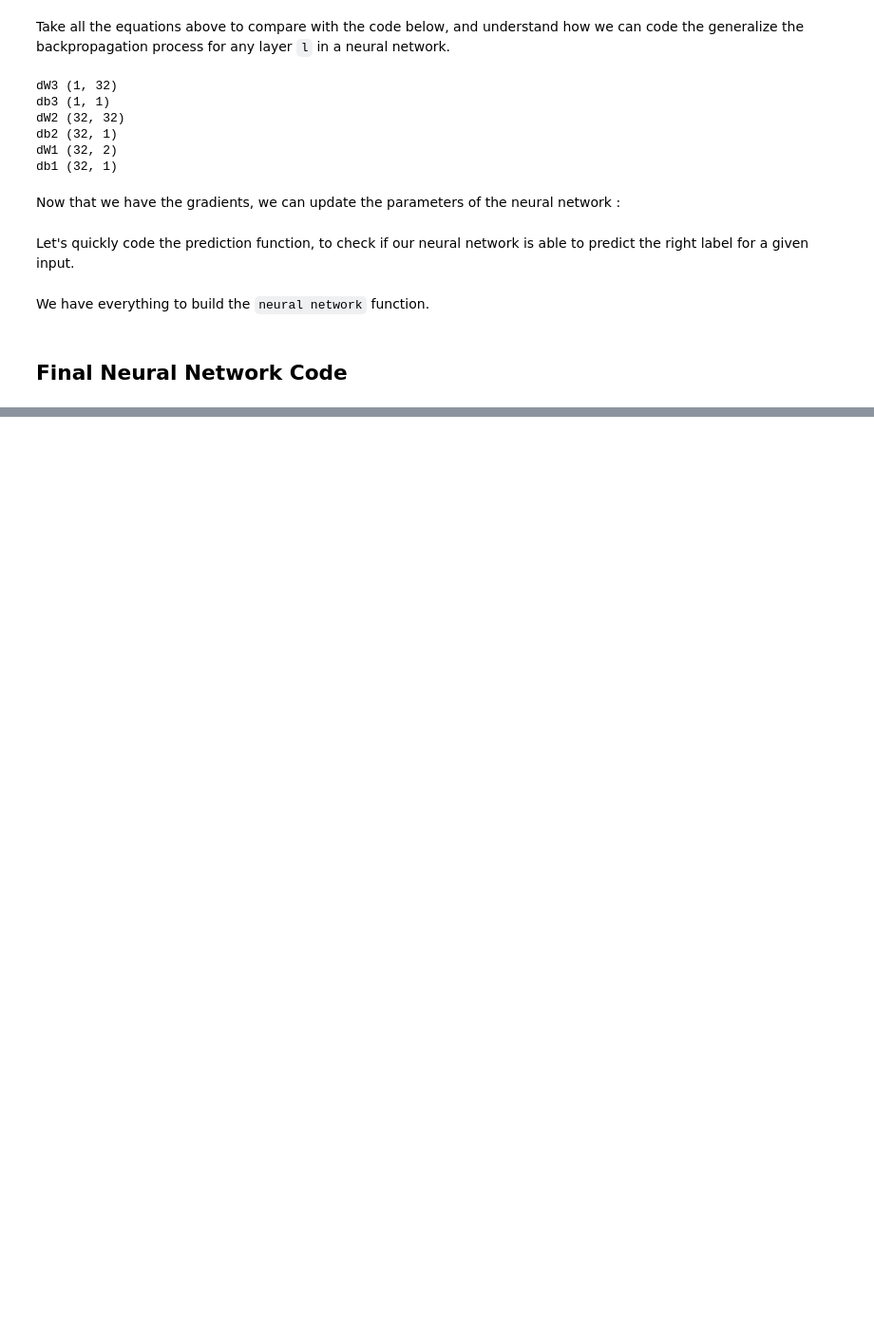
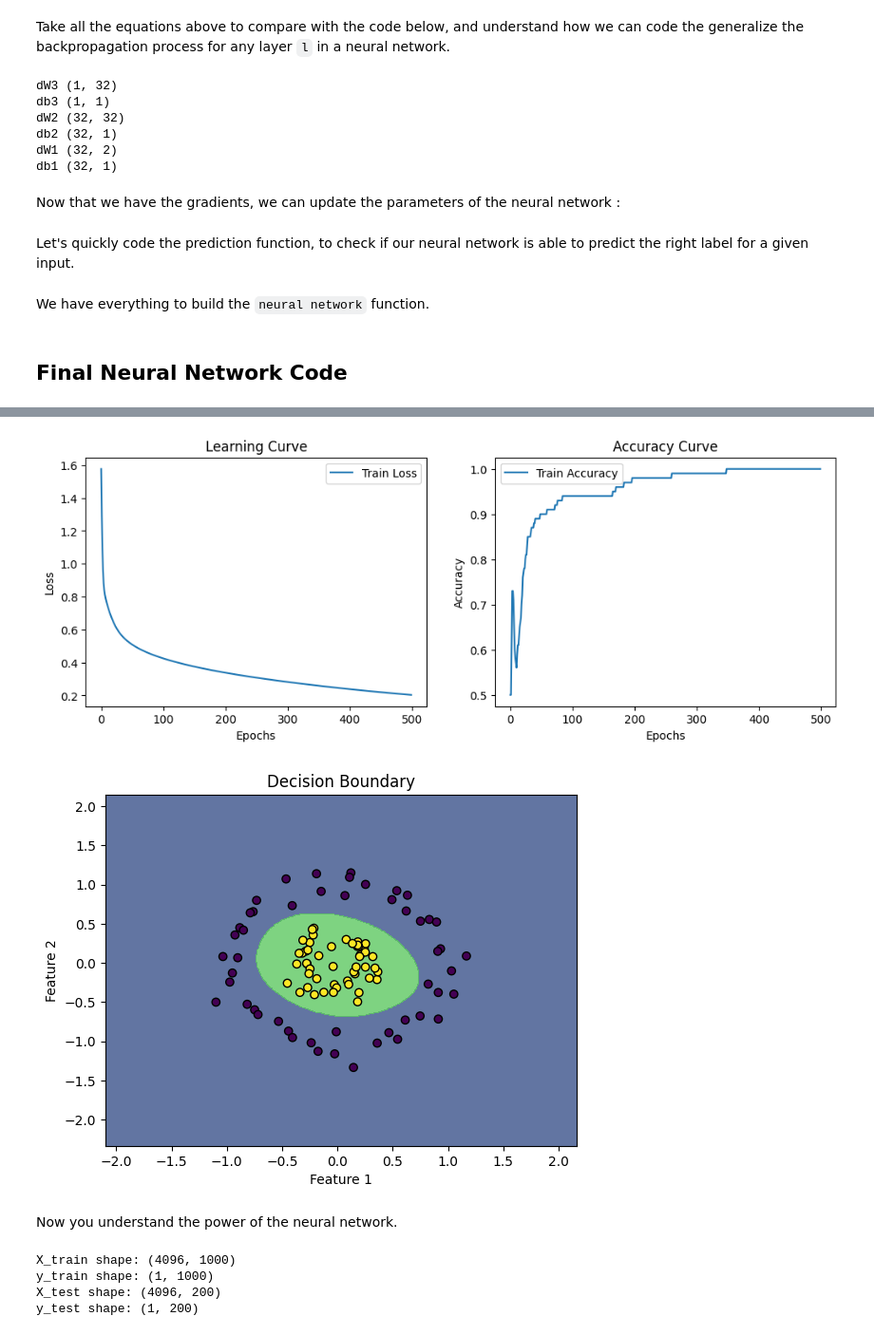
Before and after one commit to Pchambet/graph-neural-networks, a Jupyter notebook: notebooks/practice_03.ipynb, the cells around one changed output, grey strips where cells are left out. Shown at 95% size. Saved outputs shown, nothing was run; the diff lists cells and outputs as text; code cells hidden in the pictures; blank space fills up the shorter version.

```diff
--- a/notebooks/practice_03.ipynb
+++ b/notebooks/practice_03.ipynb
@@ -408,0 +382,8 @@ ValueError: shapes (32,1) and (100,100) not aligned: 1 (dim 1) != 100 (dim 0)
+# %%
+parameters = neural_network(X, y, [2, 64, 64, 1] , learning_rate=0.1, epoch=500)
+decision_boundary(X, y, parameters)
+# %% [output]
+[figure, added]
+[figure, added]
+# %% [markdown]
+Now you understand the power of the neural network.
@@ -408,0 +443,21 @@ ValueError: shapes (32,1) and (100,100) not aligned: 1 (dim 1) != 100 (dim 0)
+# %%
+from utilities import *
+
+X_train, y_train, X_test, y_test = load_data()
+
+X_train_reshaped = X_train.reshape(64*64, -1) / 255.0
+X_test_reshaped = X_test.reshape(64*64, -1) / 255.0
+
+
+y_train = y_train.T
+y_test = y_test.T
+
+print('X_train shape:', X_train_reshaped.shape)
+print('y_train shape:', y_train.shape)
+print('X_test shape:', X_test_reshaped.shape)
+print('y_test shape:', y_test.shape)
+# %% [output]
+X_train shape: (4096, 1000)
+y_train shape: (1, 1000)
+X_test shape: (4096, 200)
+y_test shape: (1, 200)
```
Also changed, not shown: parts of 14 cells of this notebook, 1 other file.
